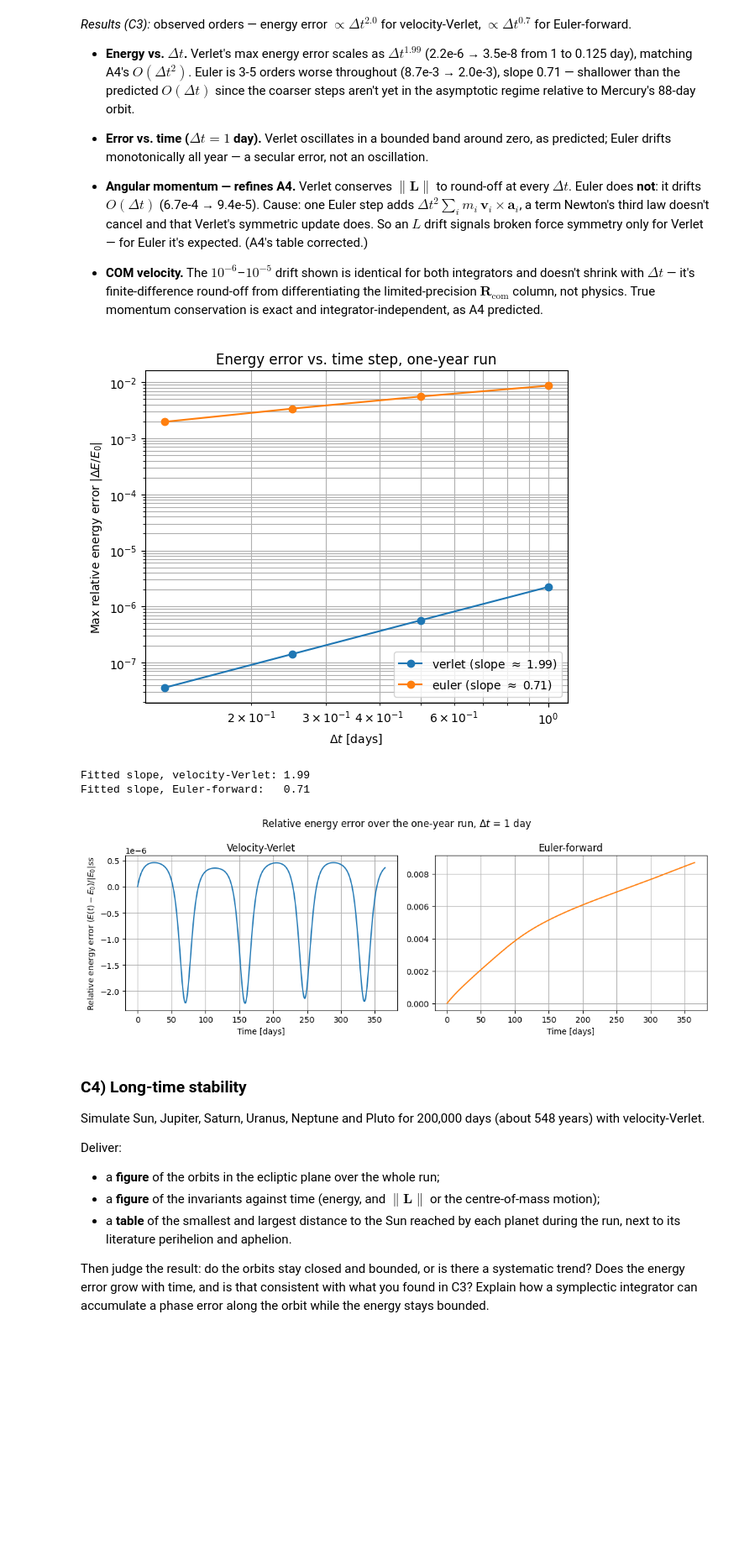
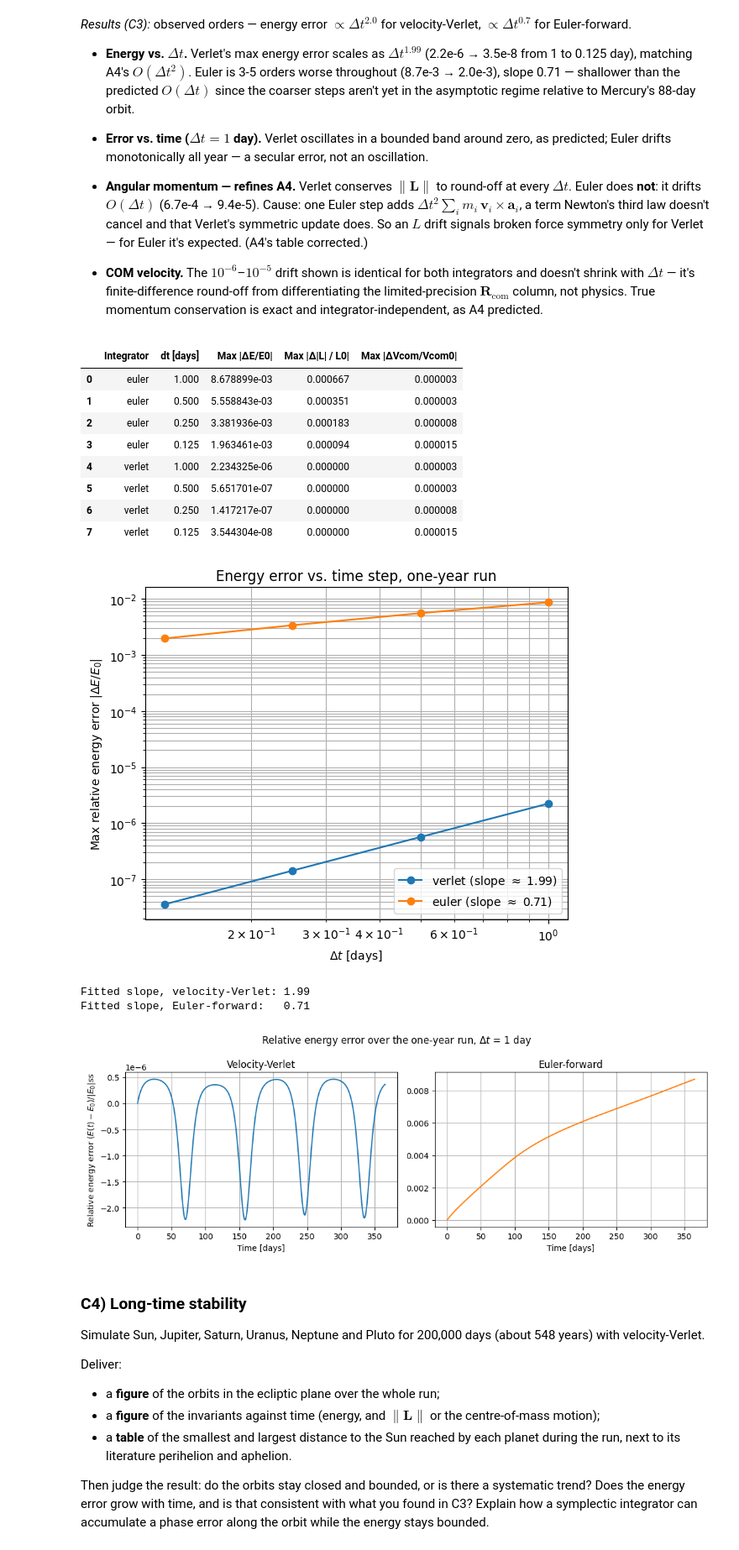
Before and after one commit to datomic117/Particle_based_simulations, a Jupyter notebook: Assignment_1/Submission/A1.ipynb, the cells around one changed output. Shown at 84% size. Drawn from its saved outputs; the diff is of its cells as text; code cells hidden in the pictures; blank space fills up the shorter version.

```diff
--- a/Assignment_1/Submission/A1.ipynb
+++ b/Assignment_1/Submission/A1.ipynb
@@ -1239,7 +1239,7 @@ for integ in INTEGRATORS:
 drift_table = pd.DataFrame(rows).sort_values(
     ["Integrator", "dt [days]"], ascending=[True, False]
 ).reset_index(drop=True)
-drift_table
+display(drift_table)
 
 
 # ---------- Figure: energy error vs dt (log-log), fitted slopes ----------
@@ -1272,33 +1272,42 @@ print(f"Fitted slope, Euler-forward:   {slopes['euler']:.2f}")
 
 # ---------- Figure: relative energy error vs time, common dt ----------
 # dt = 1 day (the coarsest, shared by both integrators) makes the
 # qualitative difference clearest: Euler's secular drift is largest here,
 # while velocity-Verlet is still bounded.
 
 common_label = "1day"
 d_v = diagnostics[("verlet", common_label)]
 d_e = diagnostics[("euler", common_label)]
 
 rel_E_v = (d_v["E"] - d_v["E"].iloc[0]) / abs(d_v["E"].iloc[0])
 rel_E_e = (d_e["E"] - d_e["E"].iloc[0]) / abs(d_e["E"].iloc[0])
 
 fig, (ax1, ax2) = plt.subplots(1, 2, figsize=(11, 4), sharex=True)
 
 ax1.plot(d_v["t"] / DAY, rel_E_v, color="tab:blue")
 ax1.set_xlabel("Time [days]")
 ax1.set_ylabel(r"Relative energy error $(E(t)-E_0)/|E_0|ss$")
 ax1.set_title("Velocity-Verlet")
 ax1.grid(True)
 
 ax2.plot(d_e["t"] / DAY, rel_E_e, color="tab:orange")
 ax2.set_xlabel("Time [days]")
 ax2.set_title("Euler-forward")
 ax2.grid(True)
 
 fig.suptitle(f"Relative energy error over the one-year run, $\\Delta t$ = {DT_DAYS[common_label]:g} day")
 fig.tight_layout()
 plt.show()
 # %% [output]
+|  | Integrator | dt [days] | Max |ΔE/E0| | Max |Δ|L| / L0| | Max |ΔVcom/Vcom0| |
+| 0 | euler | 1.000 | 8.678899e-03 | 0.000667 | 0.000003 |
+| 1 | euler | 0.500 | 5.558843e-03 | 0.000351 | 0.000003 |
+| 2 | euler | 0.250 | 3.381936e-03 | 0.000183 | 0.000008 |
+| 3 | euler | 0.125 | 1.963461e-03 | 0.000094 | 0.000015 |
+| 4 | verlet | 1.000 | 2.234325e-06 | 0.000000 | 0.000003 |
+| 5 | verlet | 0.500 | 5.651701e-07 | 0.000000 | 0.000003 |
+| 6 | verlet | 0.250 | 1.417217e-07 | 0.000000 | 0.000008 |
+| 7 | verlet | 0.125 | 3.544304e-08 | 0.000000 | 0.000015 |
 [figure]
 Fitted slope, velocity-Verlet: 1.99
 Fitted slope, Euler-forward:   0.71
```
Also changed, not shown: parts of 1 cell of this notebook.
